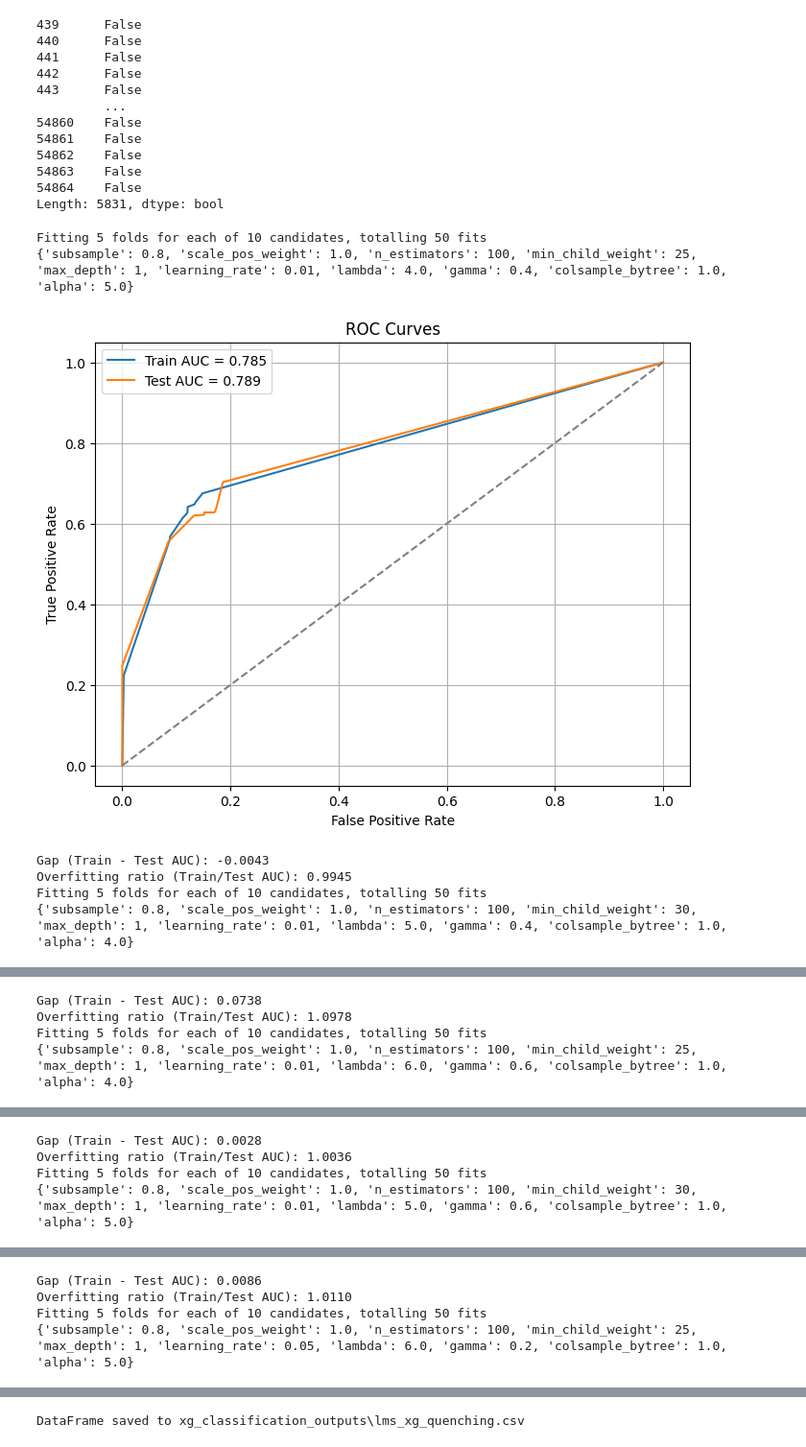
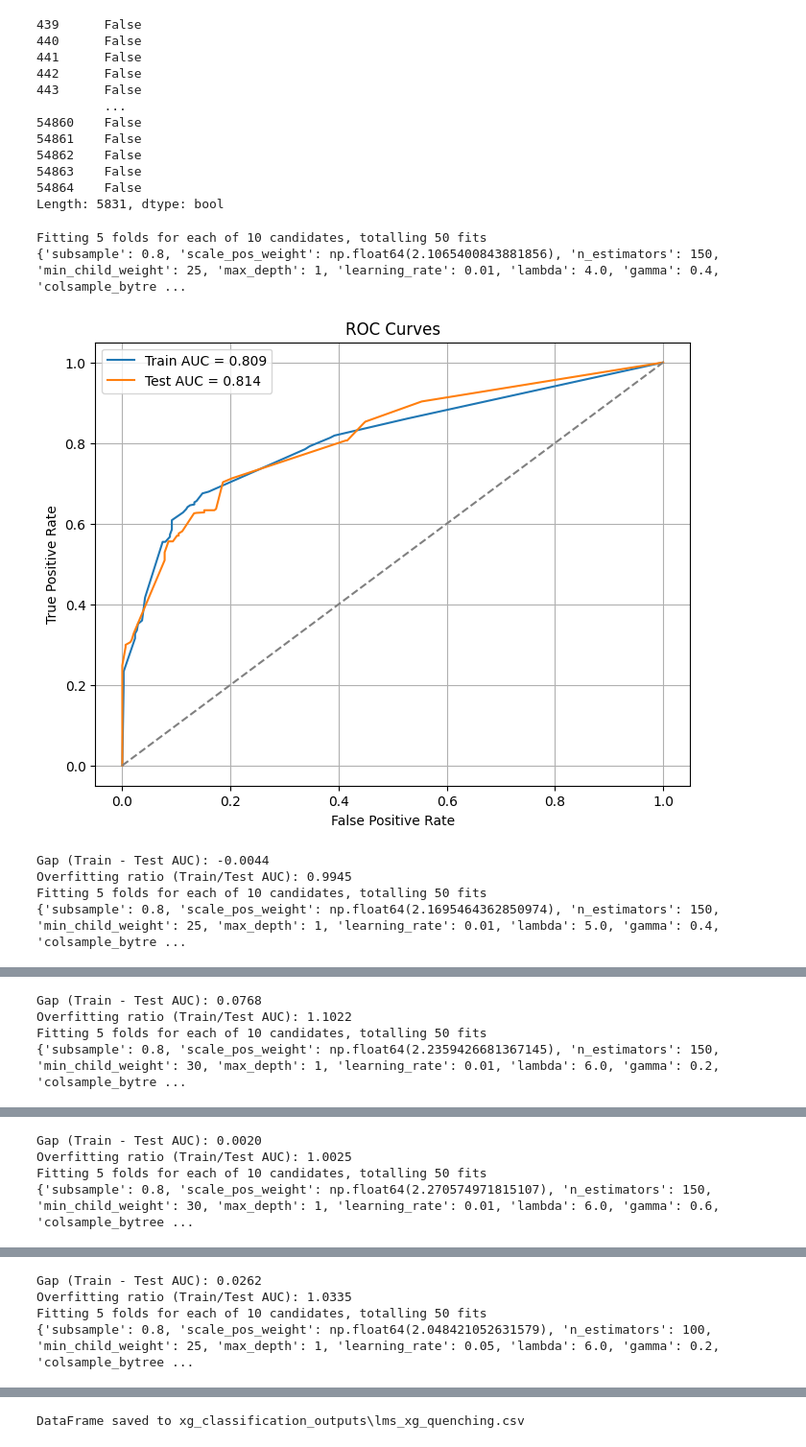
Before and after one commit to bryannemcd/tng_quenching_ml, a Jupyter notebook: classification_revised/xg_classification_annuli/lms_xg_clf_annuli.ipynb, the cells around one changed output, grey strips where cells are left out. Shown at 96% size. Cells and saved outputs as stored; diff of their text form; code cells hidden in the pictures.

```diff
--- a/classification_revised/xg_classification_annuli/lms_xg_clf_annuli.ipynb
+++ b/classification_revised/xg_classification_annuli/lms_xg_clf_annuli.ipynb
@@ -99,6 +99,10 @@ for seed in range(10):
     X_train_scaled = pd.DataFrame(scaler.fit_transform(X_train), columns=X_train.columns)
     X_test_scaled = pd.DataFrame(scaler.transform(X_test), columns=X_test.columns)
 
+    # balanced scale_pos_weight for this split: n_negative / n_positive
+    # mirrors sklearn's class_weight='balanced', recomputed from each seed's y_train
+    spw = (y_train == 0).sum() / (y_train == 1).sum()
+
     xgb_clf = xgb.XGBClassifier(random_state=seed, objective='binary:logistic')
 
     param_grid_xgb = {
@@ -111,7 +115,7 @@ for seed in range(10):
     'gamma': [0.2, 0.4, 0.6],
     'lambda': [4.0, 5.0, 6.0],
     'alpha': [4.0, 5.0, 6.0],
-    'scale_pos_weight': [1.0]
+    'scale_pos_weight': [spw]
     }
 
     random_search_xgb = RandomizedSearchCV(
@@ -156,36 +160,36 @@ for seed in range(10):
     feature_importances_list.append(best_xgb.feature_importances_)
 
     train_aucs.append(train_auc)
     test_aucs.append(test_auc)
     gap = train_auc - test_auc
     print(f"Gap (Train - Test AUC): {gap:.4f}")
     print(f"Overfitting ratio (Train/Test AUC): {train_auc / test_auc:.4f}")
 
     y_train_pred = best_xgb.predict(X_train_scaled)
     y_test_pred = best_xgb.predict(X_test_scaled)
 
     # f1 scores
     train_f1 = f1_score(y_train, y_train_pred)
     test_f1 = f1_score(y_test, y_test_pred)
 
     train_f1s.append(train_f1)
     test_f1s.append(test_f1)
 
 
 print("\nAverage AUC over 10 runs:")
 print(f"Train AUC: Mean = {np.mean(train_aucs):.4f}, Std = {np.std(train_aucs):.4f}")
 print(f"Test AUC:  Mean = {np.mean(test_aucs):.4f}, Std = {np.std(test_aucs):.4f}")
 print(f"Train F1: Mean = {np.mean(train_f1s):.4f}, Std = {np.std(train_f1s):.4f}")
 print(f"Test F1:  Mean = {np.mean(test_f1s):.4f}, Std = {np.std(test_f1s):.4f}")
 gaps = [train - test for train, test in zip(train_aucs, test_aucs)]
 overfit_ratios = [train / test for train, test in zip(train_aucs, test_aucs)]
 print(f"\nGap stats: Mean = {np.mean(gaps):.4f}, Std = {np.std(gaps):.4f}, Min = {np.min(gaps):.4f}, Max = {np.max(gaps):.4f}")
 print(f"Overfitting ratio stats: Mean = {np.mean(overfit_ratios):.4f}, Std = {np.std(overfit_ratios):.4f}")
 # %% [output]
 Fitting 5 folds for each of 10 candidates, totalling 50 fits
-{'subsample': 0.8, 'scale_pos_weight': 1.0, 'n_estimators': 100, 'min_child_weight': 25, 'max_depth': 1, 'learning_rate': 0.01, 'lambda': 4.0, 'gamma': 0.4, 'colsample_bytree': 1.0, 'alpha': 5.0}
+{'subsample': 0.8, 'scale_pos_weight': np.float64(2.1065400843881856), 'n_estimators': 150, 'min_child_weight': 25, 'max_depth': 1, 'learning_rate': 0.01, 'lambda': 4.0, 'gamma': 0.4, 'colsample_bytre ...
-[figure, old version]
+[figure, new version]
-Gap (Train - Test AUC): -0.0043
+Gap (Train - Test AUC): -0.0044
 Overfitting ratio (Train/Test AUC): 0.9945
 Fitting 5 folds for each of 10 candidates, totalling 50 fits
-{'subsample': 0.8, 'scale_pos_weight': 1.0, 'n_estimators': 100, 'min_child_weight': 30, 'max_depth': 1, 'learning_rate': 0.01, 'lambda': 5.0, 'gamma': 0.4, 'colsample_bytree': 1.0, 'alpha': 4.0}
+{'subsample': 0.8, 'scale_pos_weight': np.float64(2.1695464362850974), 'n_estimators': 150, 'min_child_weight': 25, 'max_depth': 1, 'learning_rate': 0.01, 'lambda': 5.0, 'gamma': 0.4, 'colsample_bytre ...
@@ -193,4 +197,4 @@ Fitting 5 folds for each of 10 candidates, totalling 50 fits
-Gap (Train - Test AUC): 0.0738
-Overfitting ratio (Train/Test AUC): 1.0978
+Gap (Train - Test AUC): 0.0768
+Overfitting ratio (Train/Test AUC): 1.1022
 Fitting 5 folds for each of 10 candidates, totalling 50 fits
-{'subsample': 0.8, 'scale_pos_weight': 1.0, 'n_estimators': 100, 'min_child_weight': 25, 'max_depth': 1, 'learning_rate': 0.01, 'lambda': 6.0, 'gamma': 0.6, 'colsample_bytree': 1.0, 'alpha': 4.0}
+{'subsample': 0.8, 'scale_pos_weight': np.float64(2.2359426681367145), 'n_estimators': 150, 'min_child_weight': 30, 'max_depth': 1, 'learning_rate': 0.01, 'lambda': 6.0, 'gamma': 0.2, 'colsample_bytre ...
@@ -198,4 +202,4 @@ Fitting 5 folds for each of 10 candidates, totalling 50 fits
-Gap (Train - Test AUC): 0.0028
-Overfitting ratio (Train/Test AUC): 1.0036
+Gap (Train - Test AUC): 0.0020
+Overfitting ratio (Train/Test AUC): 1.0025
 Fitting 5 folds for each of 10 candidates, totalling 50 fits
-{'subsample': 0.8, 'scale_pos_weight': 1.0, 'n_estimators': 100, 'min_child_weight': 30, 'max_depth': 1, 'learning_rate': 0.01, 'lambda': 5.0, 'gamma': 0.6, 'colsample_bytree': 1.0, 'alpha': 5.0}
+{'subsample': 0.8, 'scale_pos_weight': np.float64(2.270574971815107), 'n_estimators': 150, 'min_child_weight': 30, 'max_depth': 1, 'learning_rate': 0.01, 'lambda': 6.0, 'gamma': 0.6, 'colsample_bytree ...
@@ -203,4 +207,4 @@ Fitting 5 folds for each of 10 candidates, totalling 50 fits
-Gap (Train - Test AUC): 0.0086
-Overfitting ratio (Train/Test AUC): 1.0110
+Gap (Train - Test AUC): 0.0262
+Overfitting ratio (Train/Test AUC): 1.0335
 Fitting 5 folds for each of 10 candidates, totalling 50 fits
-{'subsample': 0.8, 'scale_pos_weight': 1.0, 'n_estimators': 100, 'min_child_weight': 25, 'max_depth': 1, 'learning_rate': 0.05, 'lambda': 6.0, 'gamma': 0.2, 'colsample_bytree': 1.0, 'alpha': 5.0}
+{'subsample': 0.8, 'scale_pos_weight': np.float64(2.048421052631579), 'n_estimators': 100, 'min_child_weight': 25, 'max_depth': 1, 'learning_rate': 0.05, 'lambda': 6.0, 'gamma': 0.2, 'colsample_bytree ...
```
Also changed, not shown: parts of 3 cells of this notebook, 8 other files.
